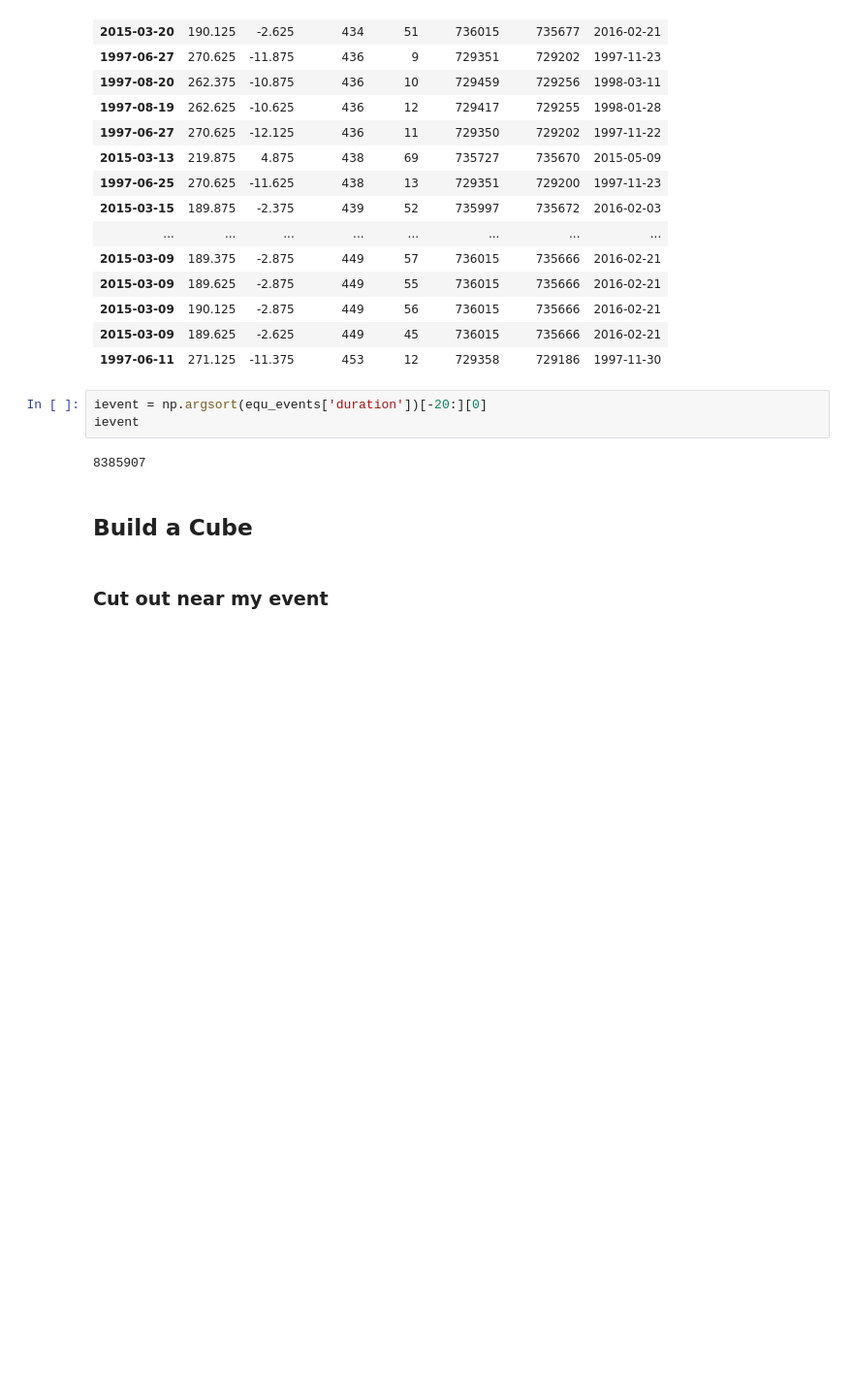
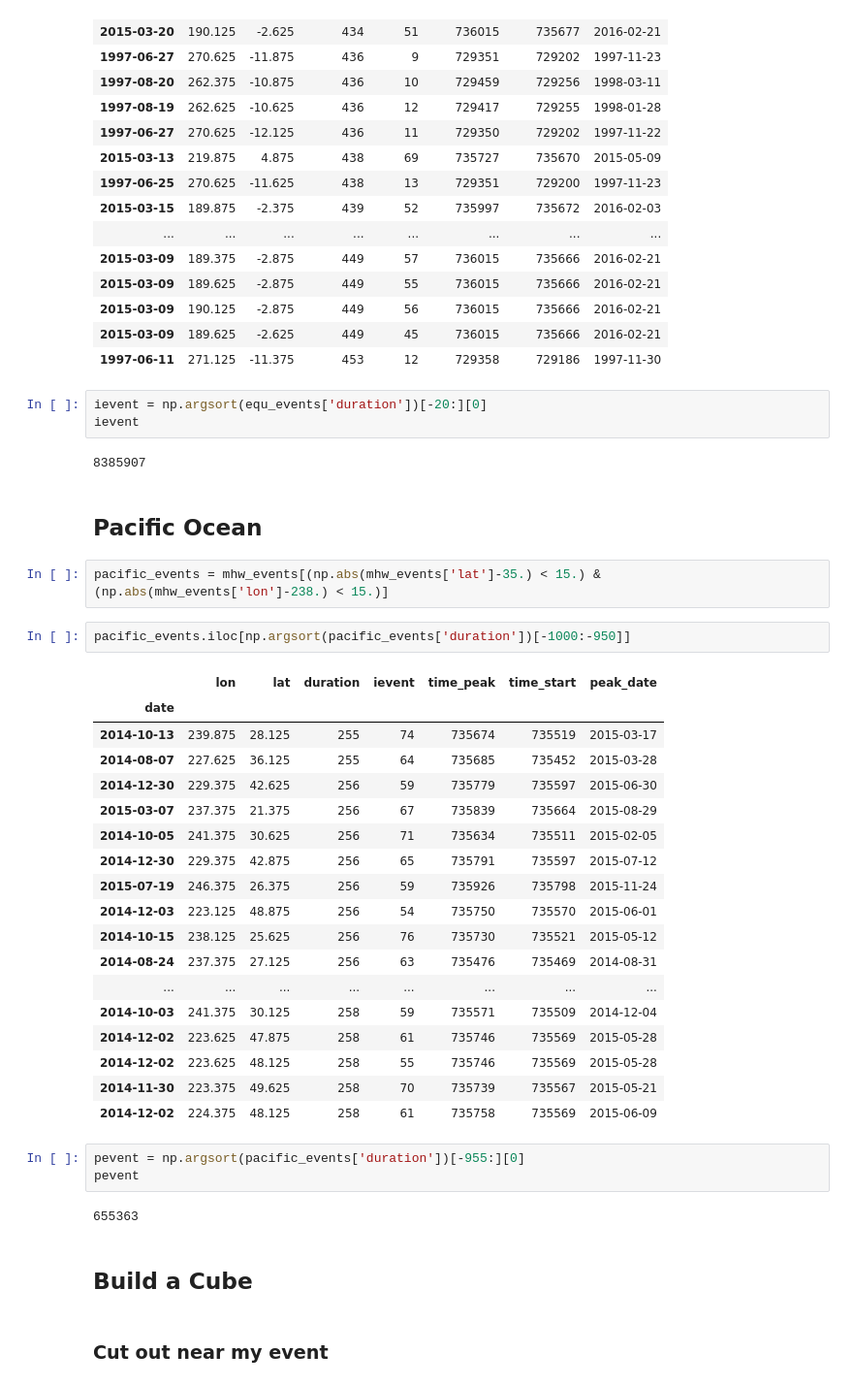
Before and after one commit to profxj/mhw_analysis, a Jupyter notebook: doc/nb/MHW_3D.ipynb, the cells around one changed output. Shown at 97% size. Drawn from its saved outputs; the diff is of its cells as text; blank space fills up the shorter version.

```diff
--- a/doc/nb/MHW_3D.ipynb
+++ b/doc/nb/MHW_3D.ipynb
@@ -91,6 +91,36 @@ ievent = np.argsort(equ_events['duration'])[-20:][0]
 ievent
 # %% [output]
 8385907
+# %% [markdown]
+## Pacific Ocean
+# %%
+pacific_events = mhw_events[(np.abs(mhw_events['lat']-35.) < 15.) & (np.abs(mhw_events['lon']-238.) < 15.)]
+# %%
+pacific_events.iloc[np.argsort(pacific_events['duration'])[-1000:-950]]
+# %% [output]
+|  | lon | lat | duration | ievent | time_peak | time_start | peak_date |
+| date |  |  |  |  |  |  |  |
+| 2014-10-13 | 239.875 | 28.125 | 255 | 74 | 735674 | 735519 | 2015-03-17 |
+| 2014-08-07 | 227.625 | 36.125 | 255 | 64 | 735685 | 735452 | 2015-03-28 |
+| 2014-12-30 | 229.375 | 42.625 | 256 | 59 | 735779 | 735597 | 2015-06-30 |
+| 2015-03-07 | 237.375 | 21.375 | 256 | 67 | 735839 | 735664 | 2015-08-29 |
+| 2014-10-05 | 241.375 | 30.625 | 256 | 71 | 735634 | 735511 | 2015-02-05 |
+| 2014-12-30 | 229.375 | 42.875 | 256 | 65 | 735791 | 735597 | 2015-07-12 |
+| 2015-07-19 | 246.375 | 26.375 | 256 | 59 | 735926 | 735798 | 2015-11-24 |
+| 2014-12-03 | 223.125 | 48.875 | 256 | 54 | 735750 | 735570 | 2015-06-01 |
+| 2014-10-15 | 238.125 | 25.625 | 256 | 76 | 735730 | 735521 | 2015-05-12 |
+| 2014-08-24 | 237.375 | 27.125 | 256 | 63 | 735476 | 735469 | 2014-08-31 |
+| ... | ... | ... | ... | ... | ... | ... | ... |
+| 2014-10-03 | 241.375 | 30.125 | 258 | 59 | 735571 | 735509 | 2014-12-04 |
+| 2014-12-02 | 223.625 | 47.875 | 258 | 61 | 735746 | 735569 | 2015-05-28 |
+| 2014-12-02 | 223.625 | 48.125 | 258 | 55 | 735746 | 735569 | 2015-05-28 |
+| 2014-11-30 | 223.375 | 49.625 | 258 | 70 | 735739 | 735567 | 2015-05-21 |
+| 2014-12-02 | 224.375 | 48.125 | 258 | 61 | 735758 | 735569 | 2015-06-09 |
+# %%
+pevent = np.argsort(pacific_events['duration'])[-955:][0]
+pevent
+# %% [output]
+655363
 # %% [markdown]
 ## Build a Cube
 # %% [markdown]
```
Also changed, not shown: parts of 16 cells of this notebook, 3 other files.
